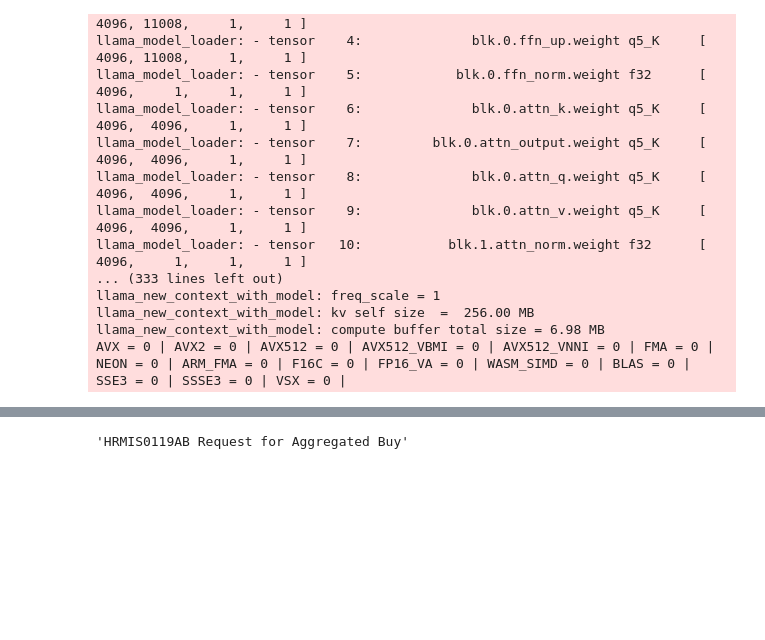
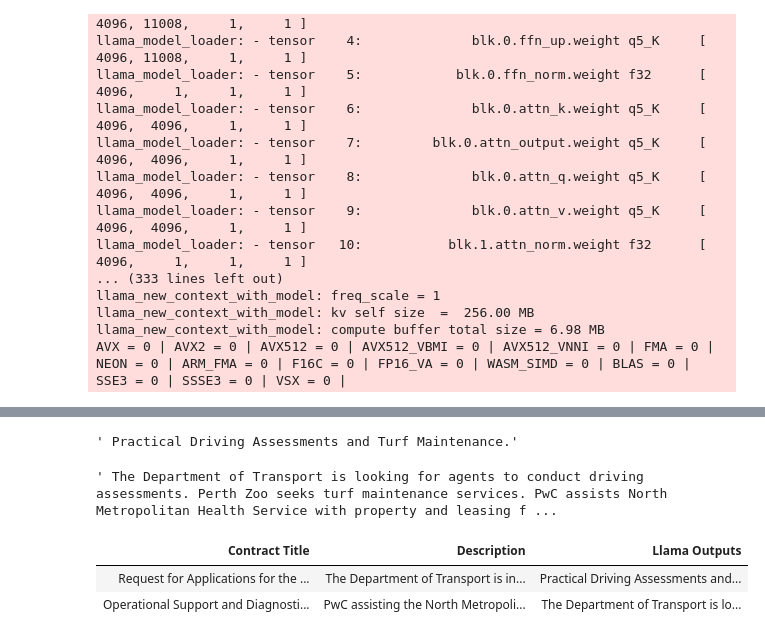
Before and after one commit to Doodem/UWACapstoneG2, a Jupyter notebook: contributions/max_chatfield_22176321/llm_summaries/llama_topic.ipynb, the cells around one changed output, grey strips where cells are left out. Saved outputs shown, nothing was run; the diff lists cells and outputs as text; code cells hidden in the pictures; blank space fills up the shorter version.

```diff
--- a/contributions/max_chatfield_22176321/llm_summaries/llama_topic.ipynb
+++ b/contributions/max_chatfield_22176321/llm_summaries/llama_topic.ipynb
@@ -107,5 +105,5 @@ def llama_topic(ref):
 # %%
-%%time
 import os
 os.chdir("/home/ucc/maxichat/Capstone/data/tender_raw")
-llama_topic("FINHRMIS0119AB")
+ex1 = llama_topic("DOT700421")
+ex2 = llama_topic("NMHS20217634")
@@ -116,4 +110,26 @@ Wall time: 2.29 ms
-# %%
-Tender.load("FINHRMIS0119AB").file_map["DESCRIPTION"]
-# %% [output]
-'HRMIS0119AB Request for Aggregated Buy'
+# %%
+ex1
+# %% [output]
+' Practical Driving Assessments and Turf Maintenance.'
+# %%
+ex2
+# %% [output]
+' The Department of Transport is looking for agents to conduct driving assessments. Perth Zoo seeks turf maintenance services. PwC assists North Metropolitan Health Service with property and leasing f ...
+# %%
+def get_title_and_desc(ref):
+    t = Tender.load(ref)
+    return {"Contract Title": t.file_map["TITLE"], "Description": t.file_map["DESCRIPTION"]}
+# %%
+import pandas as pd
+from TendersWA import Panda
+t1 = get_title_and_desc("DOT700421")
+t2 = get_title_and_desc("NMHS20217634")
+df = pd.DataFrame({"Contract Title": [t1["Contract Title"], t2["Contract Title"]],
+                   "Description": [t1["Description"], t2["Description"]],
+                   "Llama Outputs": [ex1, ex2]})
+# %%
+Panda.pretty_print(df)
+# %% [output]
+| Contract Title | Description | Llama Outputs |
+| Request for Applications for the ... | The Department of Transport is in... | Practical Driving Assessments and... |
+| Operational Support and Diagnosti... | PwC assisting the North Metropoli... | The Department of Transport is lo... |
```
Also changed, not shown: parts of 4 cells of this notebook, 2 other files.
